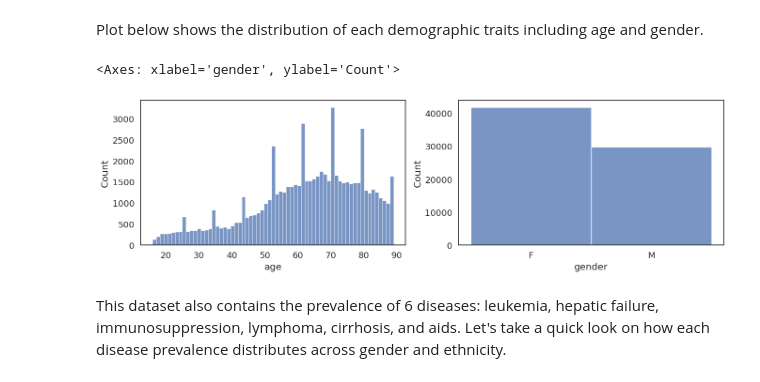
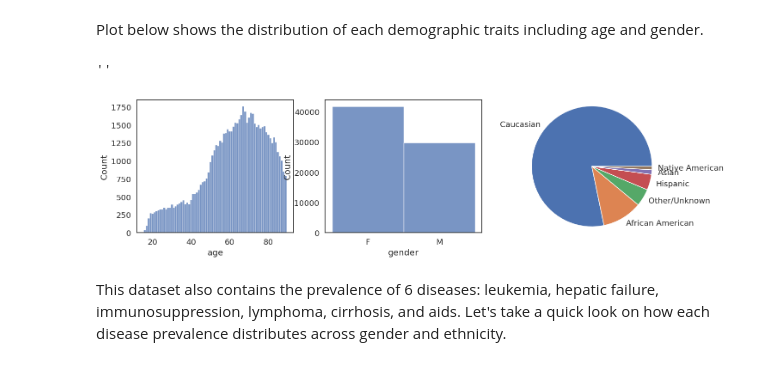
Before and after one commit to donlaporntr/TSCCM_Bias_In_AI_Workshop, a Jupyter notebook: AI_Fairness_in_Medicine.ipynb, the cells around one changed output. Saved outputs shown, nothing was run; the diff lists cells and outputs as text; code cells hidden in the pictures.

```diff
--- a/AI_Fairness_in_Medicine.ipynb
+++ b/AI_Fairness_in_Medicine.ipynb
@@ -117,12 +117,20 @@ df
 # %% [markdown]
 Plot below shows the distribution of each demographic traits including age and gender.
 # %%
-_, axes = plt.subplots(1, 2, figsize=(16, 4))
-sns.histplot(data=df, x="age", ax=axes[0])
+_, axes = plt.subplots(1, 3, figsize=(16, 4))
+sns.histplot(data=df, x="age", ax=axes[0], discrete=True)
 sns.histplot(data=df, x="gender", ax=axes[1])
+
+ethnicity_counts = df["ethnicity"].value_counts()
+axes[2].pie(
+    ethnicity_counts.values,
+    labels=ethnicity_counts.index,
+)
+axes[2].axis("equal")
+""
 # %% [output]
-<Axes: xlabel='gender', ylabel='Count'>
+''
-[figure, old version]
+[figure, new version]
 # %% [markdown]
 This dataset also contains the prevalence of 6 diseases: leukemia, hepatic failure,
 immunosuppression, lymphoma, cirrhosis, and aids. Let's take a quick look on how each disease
```
Also changed, not shown: parts of 22 cells of this notebook, 1 other file.
